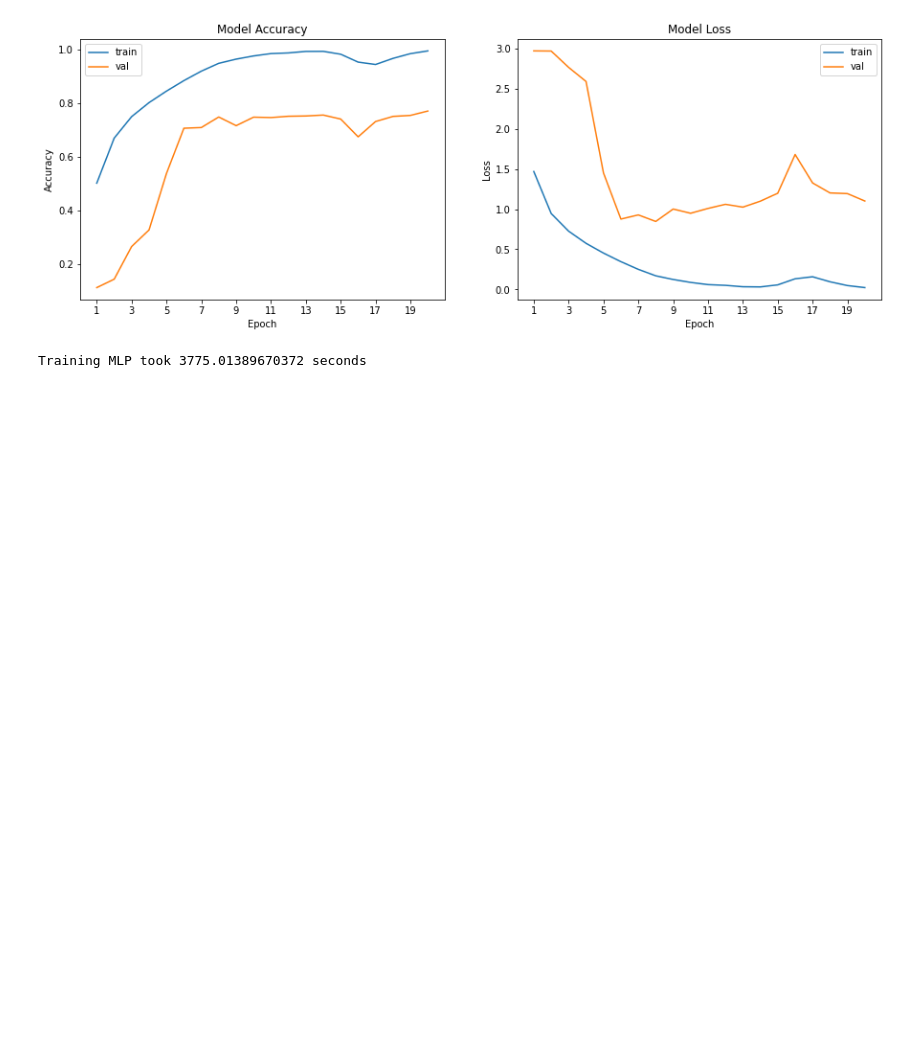
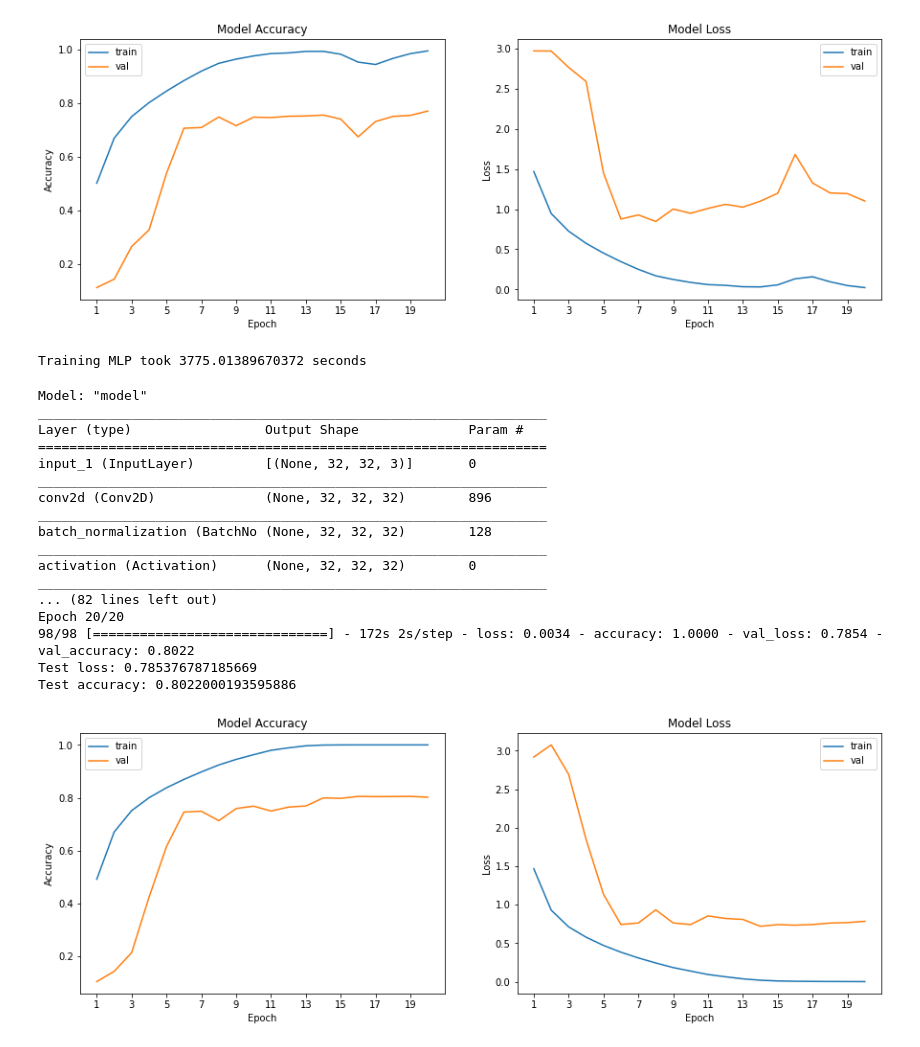
Before and after one commit to themrcesi/ComputerVision, a Jupyter notebook: Práctica4/cifar_sin_dout.ipynb, the cells around one changed output. Drawn from its saved outputs; the diff is of its cells as text; code cells hidden in the pictures; blank space fills up the shorter version.

Commit message:
Resultados de CIFAR unido todo en un documento

```diff
--- a/Práctica4/cifar_sin_dout.ipynb
+++ b/Práctica4/cifar_sin_dout.ipynb
@@ -306,24 +304,27 @@ Definición de una red convolucional multicapa
 from tensorflow.keras.models import Model
 from tensorflow.keras.layers import Dense, Activation, Flatten, Input, BatchNormalization, Conv2D, MaxPooling2D
 
-def create_block(block_input, n_filtros):
+def create_block(block_input, n_filtros, conv_after=True):
     x = block_input
     for i in range(2):
         x = Conv2D(n_filtros, kernel_size=(3,3), padding="same")(x)
+        if not conv_after:
+            x = BatchNormalization()(x)
         x = Activation("relu")(x)
-        x = BatchNormalization()(x)
+        if conv_after:
+            x = BatchNormalization()(x)
     return x
 
-def build_conv(): # De https://www.kaggle.com/mahtabshaan/autoencoder-as-feature-extractor-cifar10
+def build_conv(conv_after=True): # De https://www.kaggle.com/mahtabshaan/autoencoder-as-feature-extractor-cifar10
     net_input = Input((32,32,3))
 
-    block1 = create_block(net_input, 32)
+    block1 = create_block(net_input, 32, conv_after)
     x = MaxPooling2D(pool_size=(2, 2))(block1)
 
-    block2 = create_block(x, 64)
+    block2 = create_block(x, 64, conv_after)
     x = MaxPooling2D(pool_size=(2, 2))(block2)
 
-    block3 = create_block(x, 128)
+    block3 = create_block(x, 128, conv_after)
     x = MaxPooling2D(pool_size=(2, 2))(block3)
 
     x = Flatten()(x)
@@ -391,3 +392,46 @@ Test loss: 1.10146963596344
 Test accuracy: 0.7702999711036682
 [figure]
 Training MLP took 3775.01389670372 seconds
+# %%
+# Convolutional Neural Network (CNN)
+# Here you are allowed to use convolutional layers
+# You may use also any regularizacion (see class slides)
+
+import keras.backend as K
+
+model = build_conv(conv_after=False)
+
+model.compile(optimizer='adam', loss='categorical_crossentropy', metrics=['accuracy'])
+model.summary()
+
+# Training
+import time
+start = time.time()
+history = model.fit(X_train, Y_train, batch_size=512, epochs=20, verbose=1, validation_data=(X_test, Y_test))
+end = time.time()
+
+loss, acc = model.evaluate(X_test, Y_test, verbose=0)
+print('Test loss:', loss)
+print('Test accuracy:', acc)
+
+plot_model_history(history)
+print("Training MLP took " + str(end - start) + " seconds")
+# %% [output]
+Model: "model"
+_________________________________________________________________
+Layer (type)                 Output Shape              Param #
+=================================================================
+input_1 (InputLayer)         [(None, 32, 32, 3)]       0
+_________________________________________________________________
+conv2d (Conv2D)              (None, 32, 32, 32)        896
+_________________________________________________________________
+batch_normalization (BatchNo (None, 32, 32, 32)        128
+_________________________________________________________________
+activation (Activation)      (None, 32, 32, 32)        0
+_________________________________________________________________
+... (82 lines left out)
+Epoch 20/20
+98/98 [==============================] - 172s 2s/step - loss: 0.0034 - accuracy: 1.0000 - val_loss: 0.7854 - val_accuracy: 0.8022
+Test loss: 0.785376787185669
+Test accuracy: 0.8022000193595886
+[figure, added]
```
Also changed, not shown: parts of 3 cells of this notebook, 4 other files.
